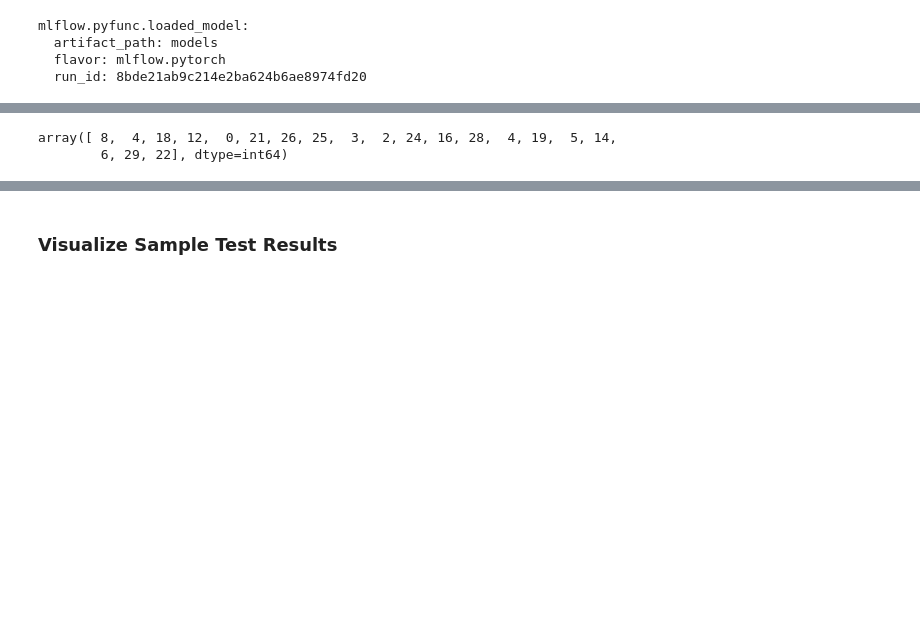
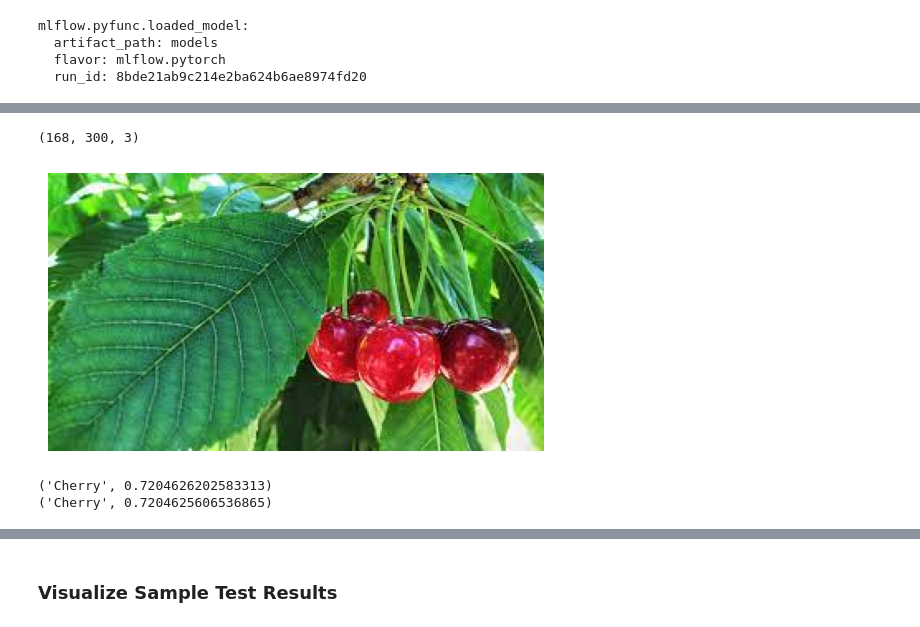
Before and after one commit to luis95garay/agricultural_crops_detection, a Jupyter notebook: notebooks/agricultural_images.ipynb, the cells around one changed output, grey strips where cells are left out. Cells and saved outputs as stored; diff of their text form; code cells hidden in the pictures; blank space fills up the shorter version.

```diff
--- a/notebooks/agricultural_images.ipynb
+++ b/notebooks/agricultural_images.ipynb
@@ -858,3 +837,52 @@ def predict(image):
+# %%
+def mlflow_predict(im):
+    transformed_image = transform(im).unsqueeze(0)
+
+    image = transformed_image.numpy()
+
+    output = logged_model_mlf.predict(image)
+
+    exp_scores = np.exp(output)
+    soft_output = exp_scores / np.sum(exp_scores, keepdims=True)
+
+    result = np.argmax(soft_output, 1)
+    score = np.max(soft_output, 1)
+
+    return class_names[result.item()], score.item()
+
+
+def pytorch_predict(im):
+    loaded_model.eval()
+    transformed_image = transform(im).unsqueeze(0)
+
+    prediction = loaded_model(transformed_image.cuda()).squeeze(0).softmax(0)
+
+    class_id = prediction.argmax().item()
+    score = prediction.max().item()
+
+    return class_names[class_id], score
+# %%
+# open method used to open different extension image file
+# im = Image.open(r"C:/Users/luisg/documents/projects/cifar-CNN/data/Agricultural-crops-new/test/banana/image (14).jpg")
+# im = Image.open(r"C:/Users/luisg/documents/projects/cifar-CNN/data/Agricultural-crops-new/test/Lemon/image20.jpeg")
+# im = Image.open(r"C:/Users/luisg/documents/projects/cifar-CNN/data/Agricultural-crops-new/test/Lemon/images34.jpg")
+im = Image.open(r"C:/Users/luisg/documents/projects/cifar-CNN/data/Agricultural-crops-new/test/Cherry/image22.jpeg")
+
+# Convert the PIL image to a NumPy array
+np_img = np.array(im)
+# Display the image using Matplotlib
+print(np_img.shape)
+plt.imshow(np_img)
+plt.axis('off')  # Hide the axis
+plt.show()
+
+print(mlflow_predict(im))
+print(pytorch_predict(im))
+# %% [output]
+(168, 300, 3)
+[figure, added]
+('Cherry', 0.7204626202583313)
+('Cherry', 0.7204625606536865)
 # %%
 # obtain one batch of test images
 dataiter = iter(test_loader)
@@ -870,22 +901,0 @@ output = loaded_model.predict(image)
-# %%
-def softmax(x):
-  """
-  Computes the softmax of an input vector x.
-
-  Args:
-    x: A numpy array.
-
-  Returns:
-    A numpy array containing the softmax of the input.
-  """
-  exp_scores = np.exp(x)
-  return exp_scores / np.sum(exp_scores, axis=0, keepdims=True)
-
-exp_scores = np.exp(output)
-soft_output = exp_scores / np.sum(exp_scores, axis=0, keepdims=True)
-soft_output
-pred = np.argmax(soft_output, 1)
-pred
-# %% [output]
-array([ 8,  4, 18, 12,  0, 21, 26, 25,  3,  2, 24, 16, 28,  4, 19,  5, 14,
-        6, 29, 22], dtype=int64)
```
Also changed, not shown: parts of 22 cells of this notebook, 2 other files.
